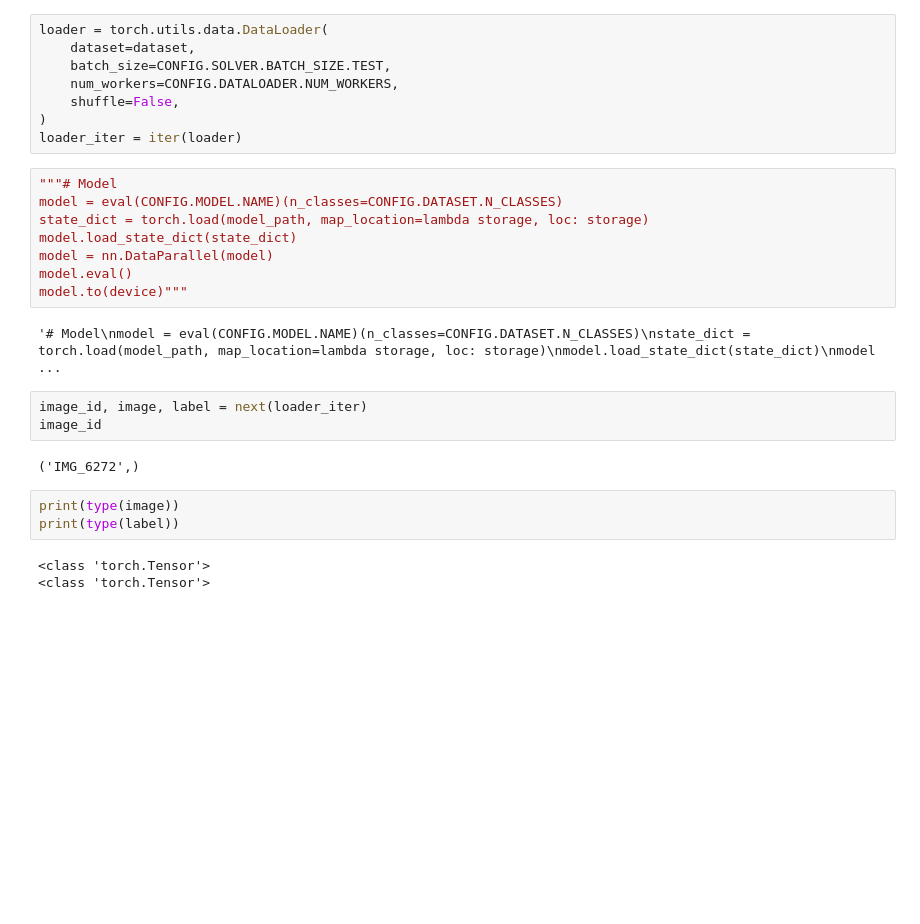
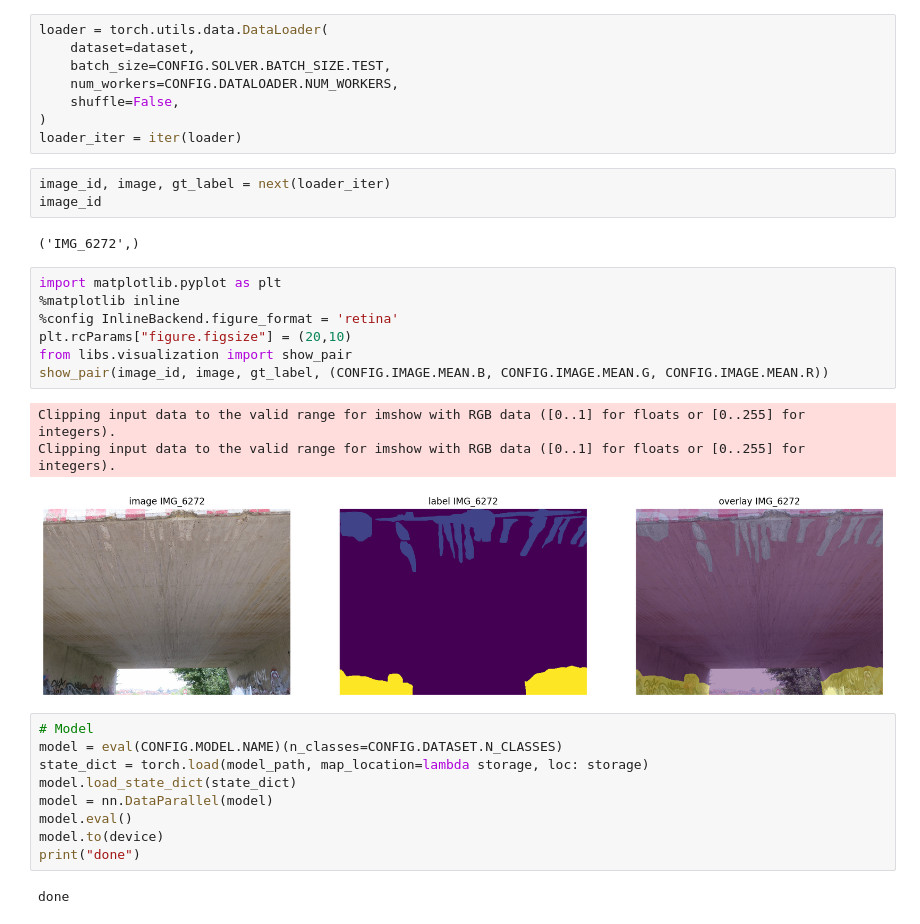
Before and after one commit to Madave94/deeplab-pytorch, a Jupyter notebook: PerformanceTestset.ipynb, the cells around one changed output. Cells and saved outputs as stored; diff of their text form; blank space fills up the shorter version.

Commit message:
adapt label colors in visualization notebook

```diff
--- a/PerformanceTestset.ipynb
+++ b/PerformanceTestset.ipynb
@@ -110,24 +110,30 @@ loader = torch.utils.data.DataLoader(
     shuffle=False,
 )
 loader_iter = iter(loader)
+# %%
+image_id, image, gt_label = next(loader_iter)
+image_id
+# %% [output]
+('IMG_6272',)
+# %%
+import matplotlib.pyplot as plt
+%matplotlib inline
+%config InlineBackend.figure_format = 'retina'
+plt.rcParams["figure.figsize"] = (20,10)
+from libs.visualization import show_pair
+show_pair(image_id, image, gt_label, (CONFIG.IMAGE.MEAN.B, CONFIG.IMAGE.MEAN.G, CONFIG.IMAGE.MEAN.R))
+# %% [output]
+Clipping input data to the valid range for imshow with RGB data ([0..1] for floats or [0..255] for integers).
+Clipping input data to the valid range for imshow with RGB data ([0..1] for floats or [0..255] for integers).
+[figure, added]
 # %%
-"""# Model
+# Model
 model = eval(CONFIG.MODEL.NAME)(n_classes=CONFIG.DATASET.N_CLASSES)
 state_dict = torch.load(model_path, map_location=lambda storage, loc: storage)
 model.load_state_dict(state_dict)
 model = nn.DataParallel(model)
 model.eval()
-model.to(device)"""
+model.to(device)
+print("done")
 # %% [output]
-'# Model\nmodel = eval(CONFIG.MODEL.NAME)(n_classes=CONFIG.DATASET.N_CLASSES)\nstate_dict = torch.load(model_path, map_location=lambda storage, loc: storage)\nmodel.load_state_dict(state_dict)\nmodel  ...
+done
-# %%
-image_id, image, label = next(loader_iter)
-image_id
-# %% [output]
-('IMG_6272',)
-# %%
-print(type(image))
-print(type(label))
-# %% [output]
-<class 'torch.Tensor'>
-<class 'torch.Tensor'>
```
Also changed, not shown: parts of 5 cells of this notebook, 1 other file.
